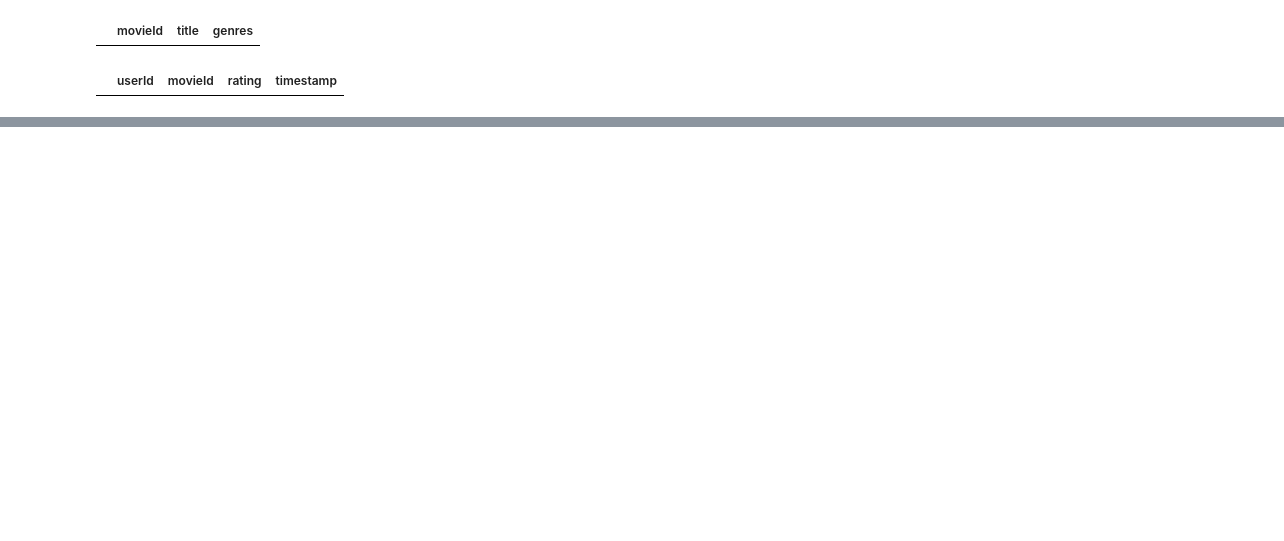
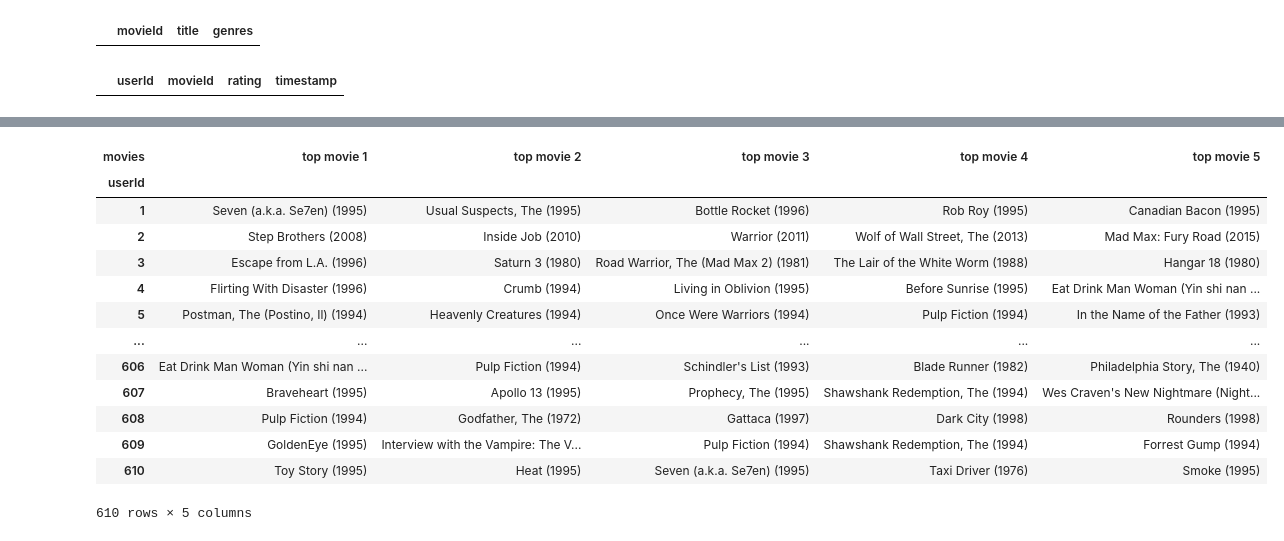
Before and after one commit to ppkgtmm/big-data, a Jupyter notebook: Lecture 2 - Data Preparation/Exercise.ipynb, the cells around one changed output, grey strips where cells are left out. Drawn from its saved outputs; the diff is of its cells as text; code cells hidden in the pictures; blank space fills up the shorter version.

```diff
--- a/Lecture 2 - Data Preparation/Exercise.ipynb
+++ b/Lecture 2 - Data Preparation/Exercise.ipynb
@@ -79,0 +162,7 @@ movies_genre.head()
+# %%
+movie_rating = (
+    ratings.merge(movies_genre, on=['movieId']) # default inner join
+    .drop(columns= ['timestamp'])
+    .sort_values(['userId', 'movieId'])
+)
+movie_rating.head()
@@ -79,0 +260,49 @@ movies_genre.head()
+# %%
+# subset columns
+movie_user_rating = movie_rating[['userId', 'title', 'rating']]
+
+# temporarily separate title column which is not used for computation
+movie_user_rating = (
+    movie_user_rating
+    .set_index('title')
+    .sort_values(['userId', 'rating'])
+)
+# %%
+# rank movies reviewed by user using rating
+movie_user_rating['rank'] = (
+    movie_user_rating
+    .groupby('userId')['rating']
+    .rank('first', ascending=False) # no ties in rank
+).astype('int')
+
+# get 5 top-rated movies for each user
+movie_user_rating = movie_user_rating[movie_user_rating['rank'] <= 5]
+# %%
+# create rank labels
+movie_user_rating['top'] = 'top movie ' + movie_user_rating['rank'].astype('str')
+
+# drop unused columns
+movie_user_rating_reduced = movie_user_rating.drop(columns=['rating', 'rank']).reset_index()
+# %%
+# prepare data into wanted format
+top5_user_movie = (
+    movie_user_rating_reduced
+    .pivot(index=['userId'], columns=['top'], values='title')
+    .rename_axis('movies', axis=1)
+)
+top5_user_movie
+# %% [output]
+| movies | top movie 1 | top movie 2 | top movie 3 | top movie 4 | top movie 5 |
+| userId |  |  |  |  |  |
+| 1 | Seven (a.k.a. Se7en) (1995) | Usual Suspects, The (1995) | Bottle Rocket (1996) | Rob Roy (1995) | Canadian Bacon (1995) |
+| 2 | Step Brothers (2008) | Inside Job (2010) | Warrior (2011) | Wolf of Wall Street, The (2013) | Mad Max: Fury Road (2015) |
+| 3 | Escape from L.A. (1996) | Saturn 3 (1980) | Road Warrior, The (Mad Max 2) (1981) | The Lair of the White Worm (1988) | Hangar 18 (1980) |
+| 4 | Flirting With Disaster (1996) | Crumb (1994) | Living in Oblivion (1995) | Before Sunrise (1995) | Eat Drink Man Woman (Yin shi nan ... |
+| 5 | Postman, The (Postino, Il) (1994) | Heavenly Creatures (1994) | Once Were Warriors (1994) | Pulp Fiction (1994) | In the Name of the Father (1993) |
+| ... | ... | ... | ... | ... | ... |
+| 606 | Eat Drink Man Woman (Yin shi nan ... | Pulp Fiction (1994) | Schindler's List (1993) | Blade Runner (1982) | Philadelphia Story, The (1940) |
+| 607 | Braveheart (1995) | Apollo 13 (1995) | Prophecy, The (1995) | Shawshank Redemption, The (1994) | Wes Craven's New Nightmare (Night... |
+| 608 | Pulp Fiction (1994) | Godfather, The (1972) | Gattaca (1997) | Dark City (1998) | Rounders (1998) |
+| 609 | GoldenEye (1995) | Interview with the Vampire: The V... | Pulp Fiction (1994) | Shawshank Redemption, The (1994) | Forrest Gump (1994) |
+| 610 | Toy Story (1995) | Heat (1995) | Seven (a.k.a. Se7en) (1995) | Taxi Driver (1976) | Smoke (1995) |
+610 rows × 5 columns
```
Also changed, not shown: parts of 28 cells of this notebook.
